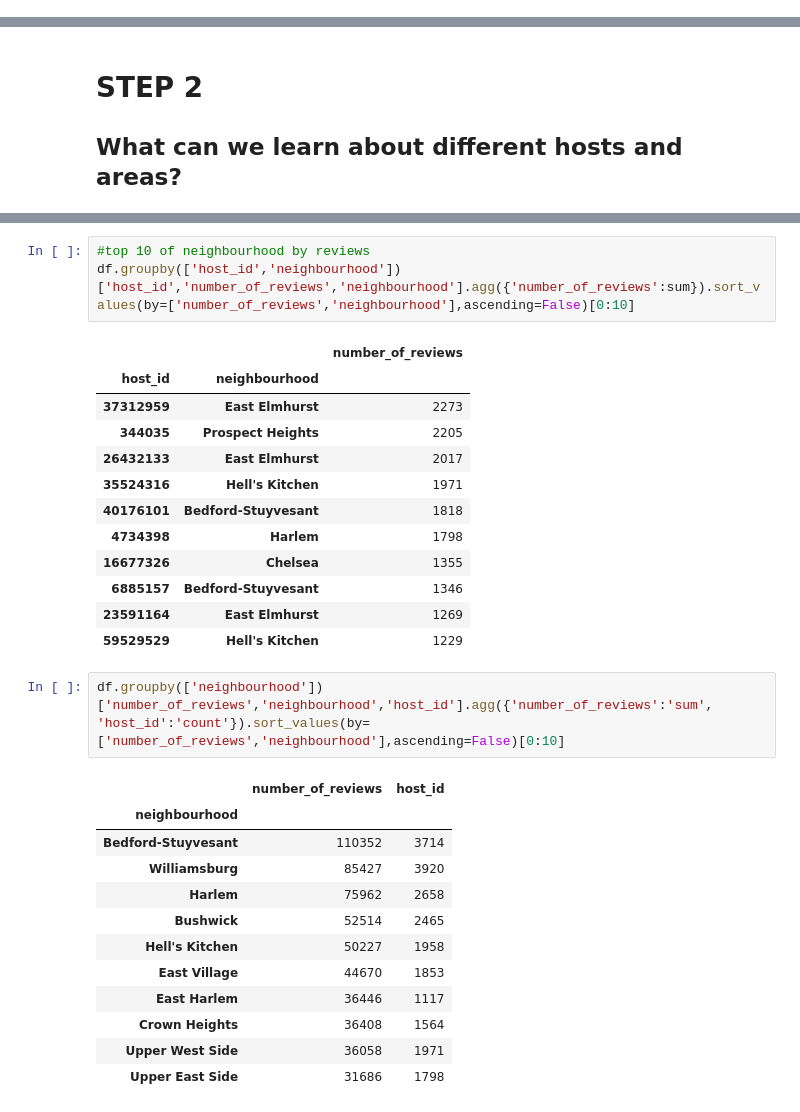
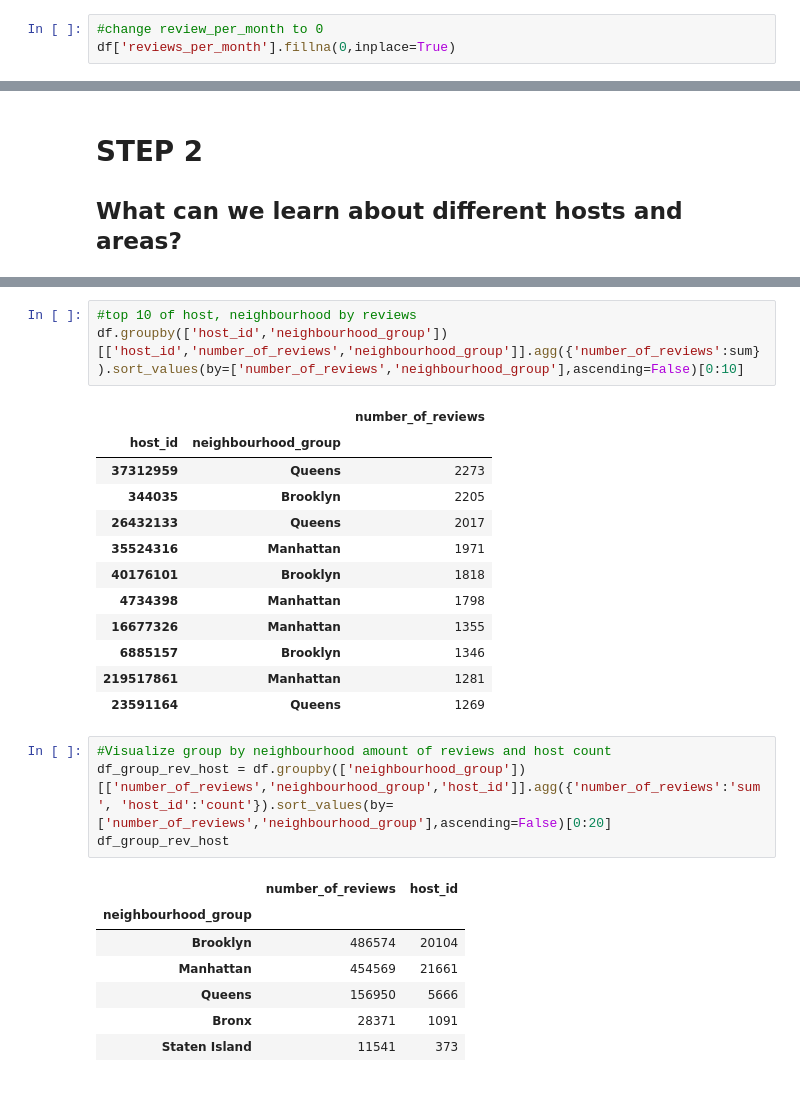
Before and after one commit to sgso-free/airbnb-project, a Jupyter notebook: src/explore.ipynb, the cells around one changed output, grey strips where cells are left out. Drawn from its saved outputs; the diff is of its cells as text.

```diff
--- a/src/explore.ipynb
+++ b/src/explore.ipynb
@@ -90,0 +154,3 @@ neighbourhood_group
+# %%
+#change review_per_month to 0
+df['reviews_per_month'].fillna(0,inplace=True)
@@ -109,33 +181,30 @@ df.groupby(['host_id'])['host_id','number_of_reviews'].agg({'number_of_reviews':
 | 219517861 | 1281 |
 | 23591164 | 1269 |
 # %%
-#top 10 of neighbourhood by reviews
-df.groupby(['host_id','neighbourhood'])['host_id','number_of_reviews','neighbourhood'].agg({'number_of_reviews':sum}).sort_values(by=['number_of_reviews','neighbourhood'],ascending=False)[0:10]
+#top 10 of host, neighbourhood by reviews
+df.groupby(['host_id','neighbourhood_group'])[['host_id','number_of_reviews','neighbourhood_group']].agg({'number_of_reviews':sum}).sort_values(by=['number_of_reviews','neighbourhood_group'],ascending=False)[0:10]
 # %% [output]
 |  |  | number_of_reviews |
-| host_id | neighbourhood |  |
-| 37312959 | East Elmhurst | 2273 |
-| 344035 | Prospect Heights | 2205 |
-| 26432133 | East Elmhurst | 2017 |
-| 35524316 | Hell's Kitchen | 1971 |
-| 40176101 | Bedford-Stuyvesant | 1818 |
-| 4734398 | Harlem | 1798 |
-| 16677326 | Chelsea | 1355 |
-| 6885157 | Bedford-Stuyvesant | 1346 |
-| 23591164 | East Elmhurst | 1269 |
-| 59529529 | Hell's Kitchen | 1229 |
+| host_id | neighbourhood_group |  |
+| 37312959 | Queens | 2273 |
+| 344035 | Brooklyn | 2205 |
+| 26432133 | Queens | 2017 |
+| 35524316 | Manhattan | 1971 |
+| 40176101 | Brooklyn | 1818 |
+| 4734398 | Manhattan | 1798 |
+| 16677326 | Manhattan | 1355 |
+| 6885157 | Brooklyn | 1346 |
+| 219517861 | Manhattan | 1281 |
+| 23591164 | Queens | 1269 |
 # %%
-df.groupby(['neighbourhood'])['number_of_reviews','neighbourhood','host_id'].agg({'number_of_reviews':'sum', 'host_id':'count'}).sort_values(by=['number_of_reviews','neighbourhood'],ascending=False)[0:10]
+#Visualize group by neighbourhood amount of reviews and host count
+df_group_rev_host = df.groupby(['neighbourhood_group'])[['number_of_reviews','neighbourhood_group','host_id']].agg({'number_of_reviews':'sum', 'host_id':'count'}).sort_values(by=['number_of_reviews','neighbourhood_group'],ascending=False)[0:20]
+df_group_rev_host
 # %% [output]
 |  | number_of_reviews | host_id |
-| neighbourhood |  |  |
-| Bedford-Stuyvesant | 110352 | 3714 |
-| Williamsburg | 85427 | 3920 |
-| Harlem | 75962 | 2658 |
-| Bushwick | 52514 | 2465 |
-| Hell's Kitchen | 50227 | 1958 |
-| East Village | 44670 | 1853 |
-| East Harlem | 36446 | 1117 |
-| Crown Heights | 36408 | 1564 |
-| Upper West Side | 36058 | 1971 |
-| Upper East Side | 31686 | 1798 |
+| neighbourhood_group |  |  |
+| Brooklyn | 486574 | 20104 |
+| Manhattan | 454569 | 21661 |
+| Queens | 156950 | 5666 |
+| Bronx | 28371 | 1091 |
+| Staten Island | 11541 | 373 |
```
Also changed, not shown: parts of 47 cells of this notebook, 1 other file.
